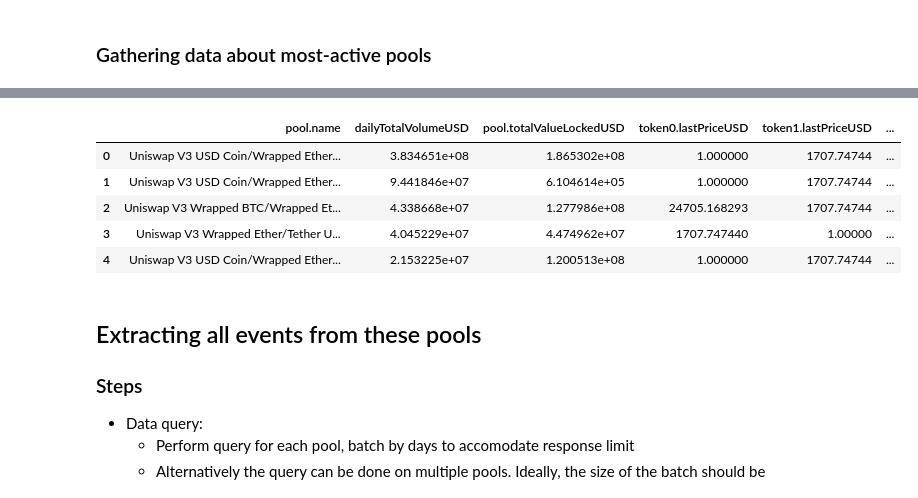
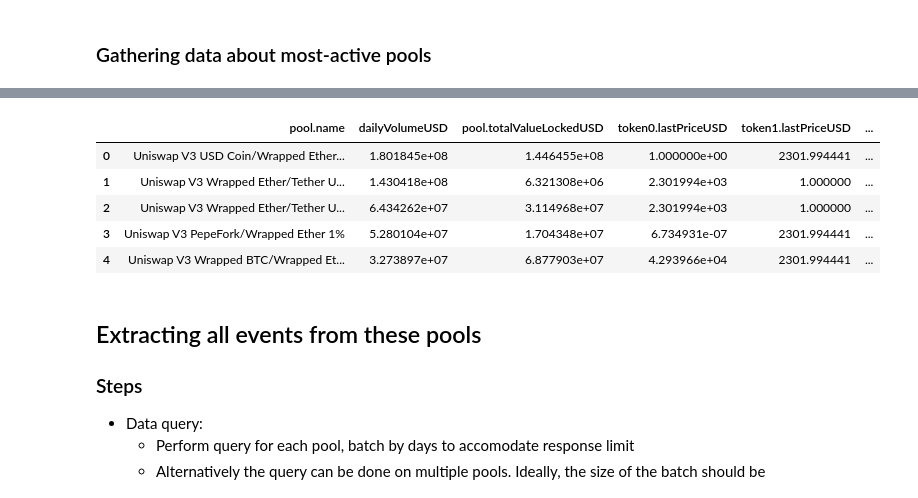
Before and after one commit to juliencarponcy/py0xcluster, a Jupyter notebook: notebooks/Pool_clustering.ipynb, the cells around one changed output, grey strips where cells are left out. Saved outputs shown, nothing was run; the diff lists cells and outputs as text; code cells hidden in the pictures.

```diff
--- a/notebooks/Pool_clustering.ipynb
+++ b/notebooks/Pool_clustering.ipynb
@@ -115,12 +107,17 @@ The autoreload extension is already loaded. To reload it, use:
 # %% [markdown]
 ### Gathering data about most-active pools
 # %%
+from pathlib import Path
+
+queries_folder = Path.cwd().parent / 'py0xcluster/queries'
+
 uni3pools_selector = PoolSelector(
     subgraph_url = 'https://api.thegraph.com/subgraphs/name/messari/uniswap-v3-ethereum',
+    query_file_path = queries_folder / 'messari_getActivePools.gql',
     min_daily_volume_USD = 500000,
     min_TVL = 500000, # Not implemented. consider removing
-    start_date = (2022,12,31),
-    end_date = (2023,3,14),
+    start_date = (2024,1,31),
+    end_date = (2024,2,3),
     days_batch_size = 20)
 
 uni3_pools = uni3pools_selector.create_pool_selection(stables='exclude', verbose=True)
@@ -137,9 +131,9 @@ Queriying from 2023-03-01 00:00:00 to 2023-03-14 00:00:00
-|  | pool.name | dailyTotalVolumeUSD | pool.totalValueLockedUSD | token0.lastPriceUSD | token1.lastPriceUSD | ... |
-| 0 | Uniswap V3 USD Coin/Wrapped Ether... | 3.834651e+08 | 1.865302e+08 | 1.000000 | 1707.74744 | ... |
-| 1 | Uniswap V3 USD Coin/Wrapped Ether... | 9.441846e+07 | 6.104614e+05 | 1.000000 | 1707.74744 | ... |
-| 2 | Uniswap V3 Wrapped BTC/Wrapped Et... | 4.338668e+07 | 1.277986e+08 | 24705.168293 | 1707.74744 | ... |
-| 3 | Uniswap V3 Wrapped Ether/Tether U... | 4.045229e+07 | 4.474962e+07 | 1707.747440 | 1.00000 | ... |
-| 4 | Uniswap V3 USD Coin/Wrapped Ether... | 2.153225e+07 | 1.200513e+08 | 1.000000 | 1707.74744 | ... |
+|  | pool.name | dailyVolumeUSD | pool.totalValueLockedUSD | token0.lastPriceUSD | token1.lastPriceUSD | ... |
+| 0 | Uniswap V3 USD Coin/Wrapped Ether... | 1.801845e+08 | 1.446455e+08 | 1.000000e+00 | 2301.994441 | ... |
+| 1 | Uniswap V3 Wrapped Ether/Tether U... | 1.430418e+08 | 6.321308e+06 | 2.301994e+03 | 1.000000 | ... |
+| 2 | Uniswap V3 Wrapped Ether/Tether U... | 6.434262e+07 | 3.114968e+07 | 2.301994e+03 | 1.000000 | ... |
+| 3 | Uniswap V3 PepeFork/Wrapped Ether 1% | 5.280104e+07 | 1.704348e+07 | 6.734931e-07 | 2301.994441 | ... |
+| 4 | Uniswap V3 Wrapped BTC/Wrapped Et... | 3.273897e+07 | 6.877903e+07 | 4.293966e+04 | 2301.994441 | ... |
 # %% [markdown]
 ## Extracting all events from these pools
 
```
Also changed, not shown: parts of 15 cells of this notebook, 9 other files.
